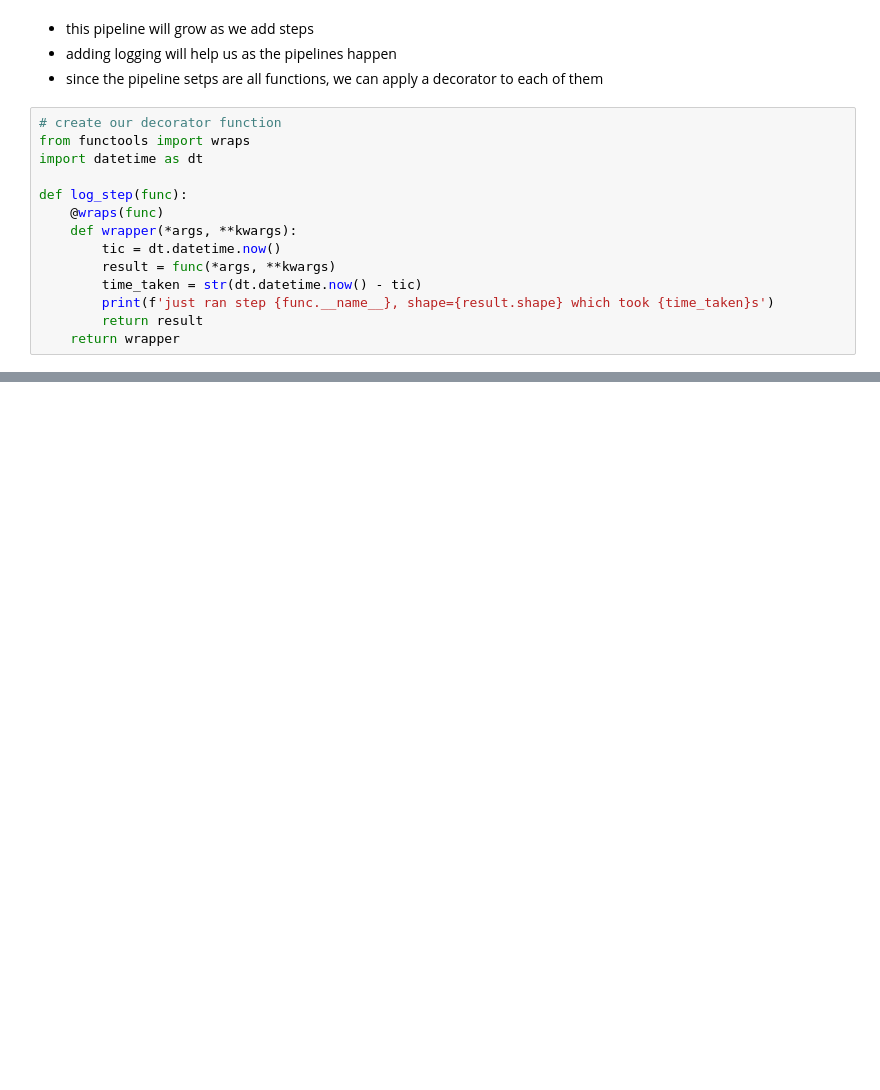
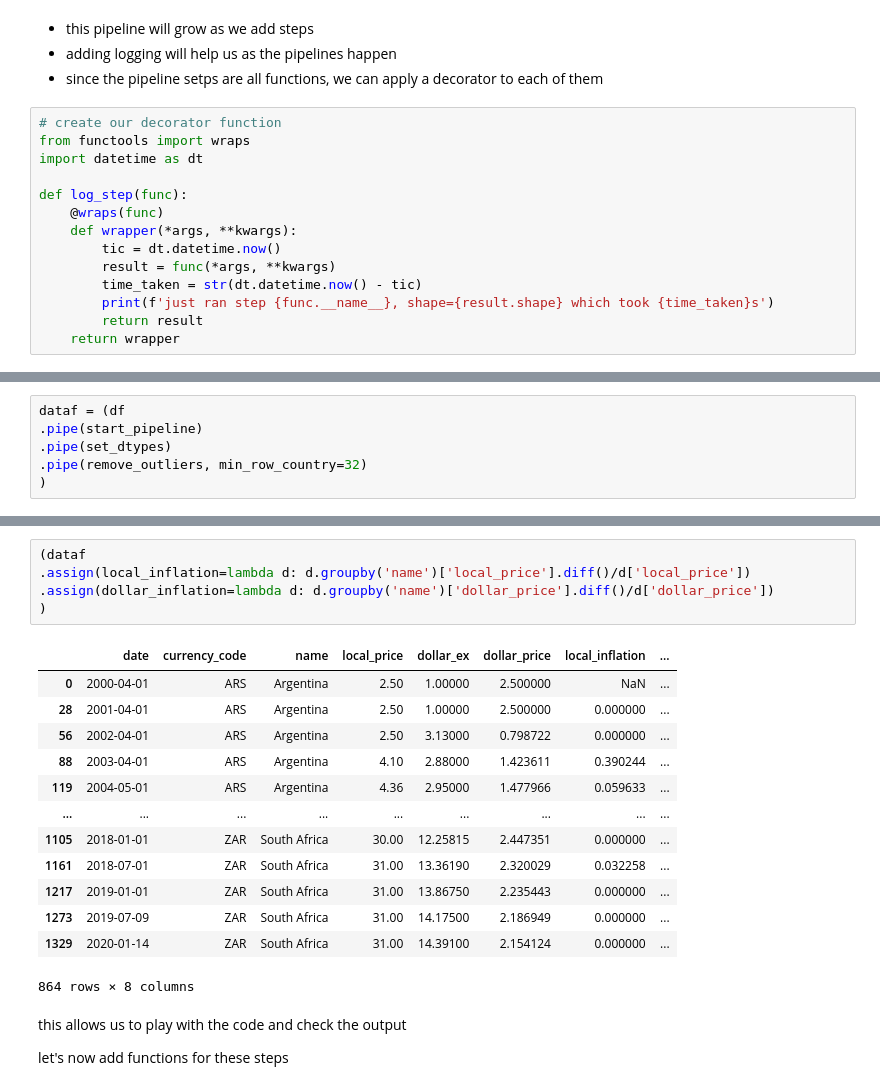
Before and after one commit to MiConnell/Learning-Notebooks, a Jupyter notebook: pandas_pipe.ipynb, the cells around one changed output, grey strips where cells are left out. Cells and saved outputs as stored; diff of their text form; blank space fills up the shorter version.

```diff
--- a/pandas_pipe.ipynb
+++ b/pandas_pipe.ipynb
@@ -235,0 +255,6 @@ _________________________
+# %%
+dataf = (df
+.pipe(start_pipeline)
+.pipe(set_dtypes)
+.pipe(remove_outliers, min_row_country=32)
+)
@@ -235,0 +265,23 @@ _________________________
+# %%
+(dataf
+.assign(local_inflation=lambda d: d.groupby('name')['local_price'].diff()/d['local_price'])
+.assign(dollar_inflation=lambda d: d.groupby('name')['dollar_price'].diff()/d['dollar_price'])
+)
+# %% [output]
+|  | date | currency_code | name | local_price | dollar_ex | dollar_price | local_inflation | ... |
+| 0 | 2000-04-01 | ARS | Argentina | 2.50 | 1.00000 | 2.500000 | NaN | ... |
+| 28 | 2001-04-01 | ARS | Argentina | 2.50 | 1.00000 | 2.500000 | 0.000000 | ... |
+| 56 | 2002-04-01 | ARS | Argentina | 2.50 | 3.13000 | 0.798722 | 0.000000 | ... |
+| 88 | 2003-04-01 | ARS | Argentina | 4.10 | 2.88000 | 1.423611 | 0.390244 | ... |
+| 119 | 2004-05-01 | ARS | Argentina | 4.36 | 2.95000 | 1.477966 | 0.059633 | ... |
+| ... | ... | ... | ... | ... | ... | ... | ... | ... |
+| 1105 | 2018-01-01 | ZAR | South Africa | 30.00 | 12.25815 | 2.447351 | 0.000000 | ... |
+| 1161 | 2018-07-01 | ZAR | South Africa | 31.00 | 13.36190 | 2.320029 | 0.032258 | ... |
+| 1217 | 2019-01-01 | ZAR | South Africa | 31.00 | 13.86750 | 2.235443 | 0.000000 | ... |
+| 1273 | 2019-07-09 | ZAR | South Africa | 31.00 | 14.17500 | 2.186949 | 0.000000 | ... |
+| 1329 | 2020-01-14 | ZAR | South Africa | 31.00 | 14.39100 | 2.154124 | 0.000000 | ... |
+864 rows × 8 columns
+# %% [markdown]
+this allows us to play with the code and check the output
+
+let's now add functions for these steps
```
Also changed, not shown: parts of 21 cells of this notebook.
